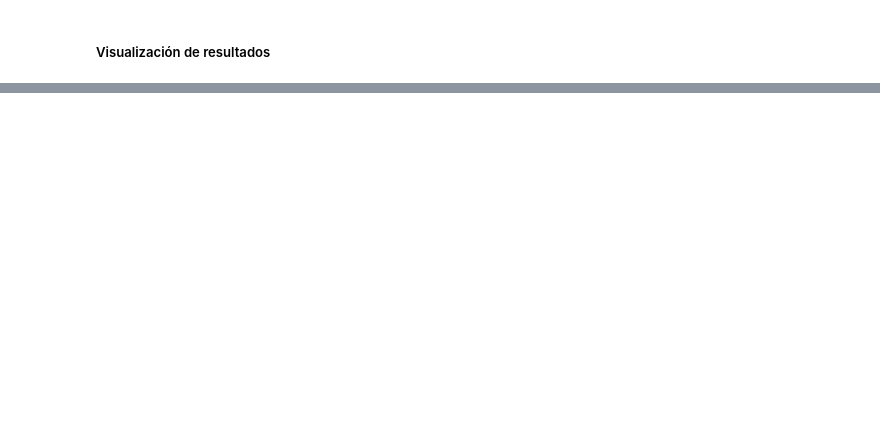
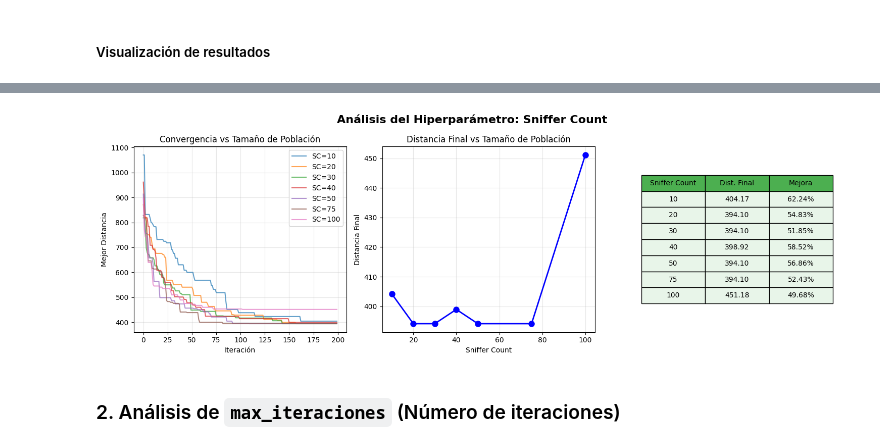
Before and after one commit to cristirofer/HSOA, a Jupyter notebook: HSAO TSP.ipynb, the cells around one changed output, grey strips where cells are left out. Cells and saved outputs as stored; diff of their text form; code cells hidden in the pictures; blank space fills up the shorter version.

```diff
--- a/HSAO TSP.ipynb
+++ b/HSAO TSP.ipynb
@@ -601,0 +663,54 @@ hsoa.plot_convergencia()
+# %%
+# Visualizar resultados de sniffer_count
+fig, axes = plt.subplots(1, 3, figsize=(15, 5))
+
+# Gráfica 1: Convergencia para cada sniffer_count
+ax1 = axes[0]
+for res in resultados_sniffer:
+    ax1.plot(res['historial'], label=f"SC={res['sniffer_count']}", alpha=0.7)
+ax1.set_xlabel('Iteración')
+ax1.set_ylabel('Mejor Distancia')
+ax1.set_title('Convergencia vs Tamaño de Población')
+ax1.legend()
+ax1.grid(True, alpha=0.3)
+
+# Gráfica 2: Distancia final vs sniffer_count
+ax2 = axes[1]
+sc_values = [r['sniffer_count'] for r in resultados_sniffer]
+dist_finales = [r['distancia_final'] for r in resultados_sniffer]
+ax2.plot(sc_values, dist_finales, 'o-', linewidth=2, markersize=8, color='blue')
+ax2.set_xlabel('Sniffer Count')
+ax2.set_ylabel('Distancia Final')
+ax2.set_title('Distancia Final vs Tamaño de Población')
+ax2.grid(True, alpha=0.3)
+
+# Gráfica 3: Tabla resumen
+ax3 = axes[2]
+ax3.axis('tight')
+ax3.axis('off')
+tabla_data = [[r['sniffer_count'], f"{r['distancia_final']:.2f}", f"{r['mejora']:.2f}%"]
+              for r in resultados_sniffer]
+tabla = ax3.table(cellText=tabla_data,
+                  colLabels=['Sniffer Count', 'Dist. Final', 'Mejora'],
+                  cellLoc='center', loc='center',
+                  colWidths=[0.3, 0.3, 0.3])
+tabla.auto_set_font_size(False)
+tabla.set_fontsize(10)
+tabla.scale(1, 2)
+for i in range(len(sc_values) + 1):
+    if i == 0:
+        tabla[(i, 0)].set_facecolor('#4CAF50')
+        tabla[(i, 1)].set_facecolor('#4CAF50')
+        tabla[(i, 2)].set_facecolor('#4CAF50')
+    else:
+        tabla[(i, 0)].set_facecolor('#E8F5E9')
+        tabla[(i, 1)].set_facecolor('#E8F5E9')
+        tabla[(i, 2)].set_facecolor('#E8F5E9')
+
+plt.suptitle('Análisis del Hiperparámetro: Sniffer Count', fontsize=16, fontweight='bold')
+plt.tight_layout()
+plt.show()
+# %% [output]
+[figure, added]
+# %% [markdown]
+### 2. Análisis de `max_iteraciones` (Número de iteraciones)
```
Also changed, not shown: parts of 25 cells of this notebook.
